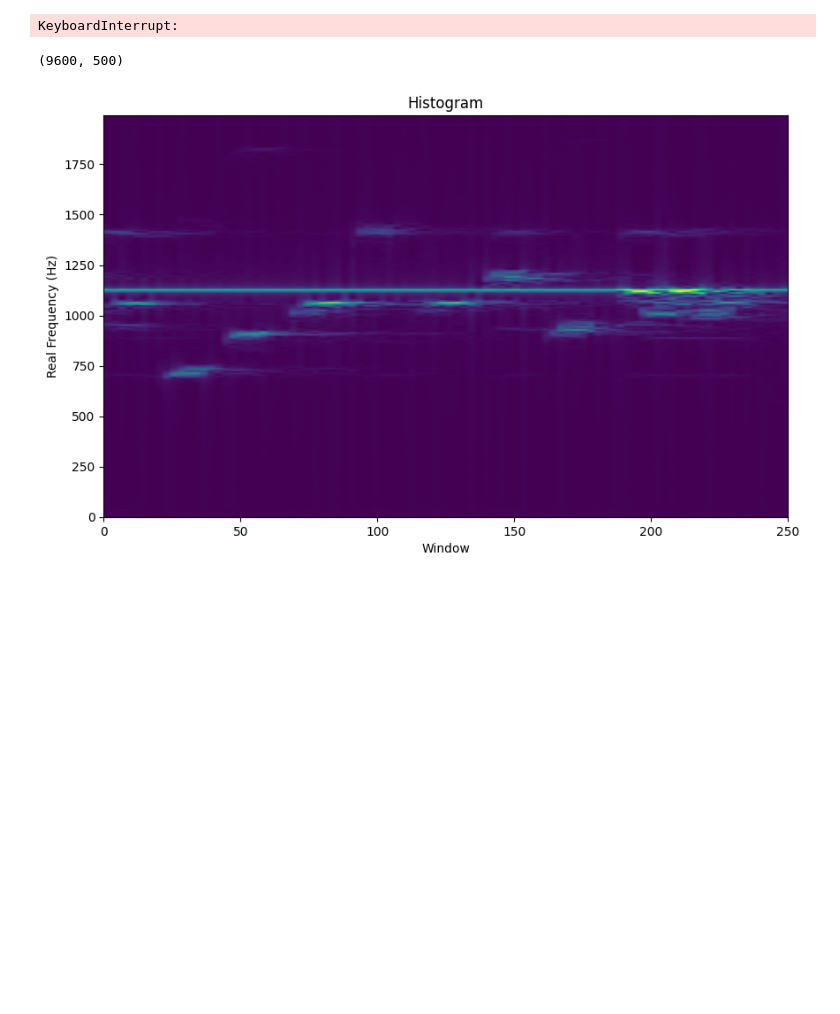
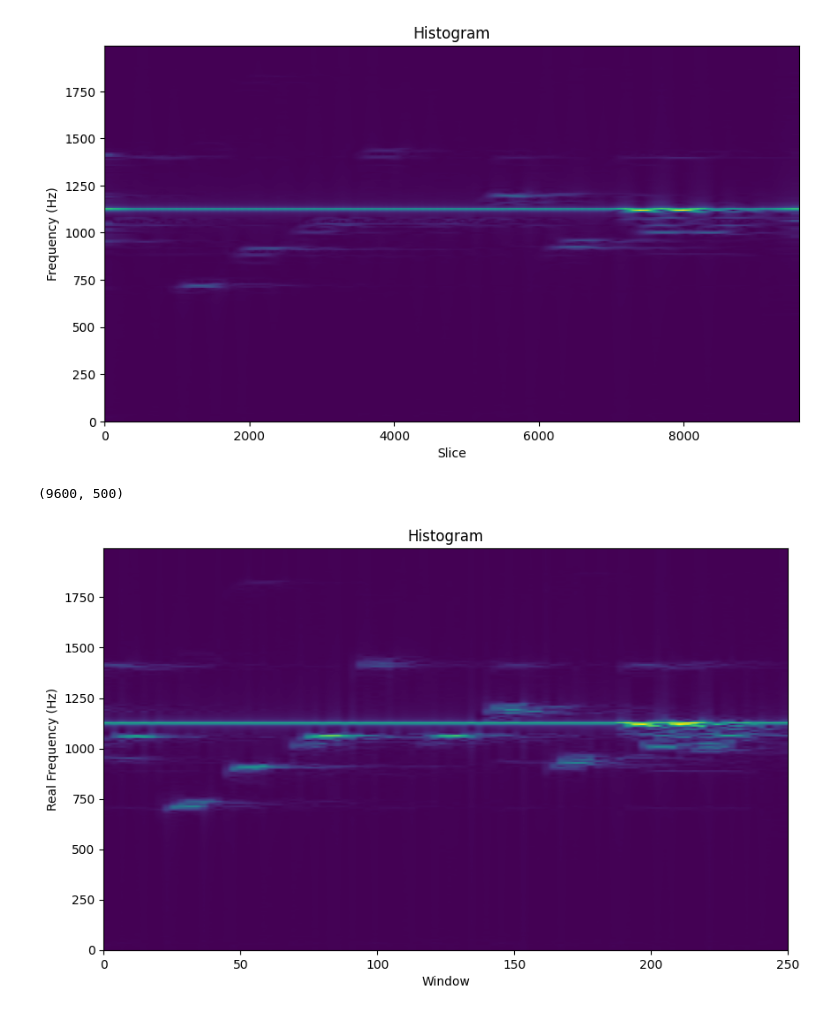
Before and after one commit to Hadartalisr/ImageProcessing, a Jupyter notebook: Ex2/Ex2.ipynb, the cells around one changed output. Cells and saved outputs as stored; diff of their text form; code cells hidden in the pictures; blank space fills up the shorter version.

```diff
--- a/Ex2/Ex2.ipynb
+++ b/Ex2/Ex2.ipynb
@@ -169,29 +119,27 @@ def triangle_weighted_dfts_by_index(dfts, indexes):
 # %%
 (fs, signal) = read_raw_y('./assets/q1.wav')
 signal_dft, frequency = get_dft_and_frequencies(signal, fs)
 window_size = 500
 window_step = 100
 windows_dfts, windows_indices, windows_frequency = get_windows_dft_and_frequency(signal, fs, window_size=window_size, window_step=window_step)
 weighted_dft = triangle_weighted_dfts_by_index(windows_dfts, windows_indices)
-reconstructed_signal = reconstruct_signal(weighted_dft, windows_frequency)
-write_wav_file('./assets/reconstructed_signal-q1.wav', fs, reconstructed_signal / 244.84790299459766)
 
 
 windows_dfts_for_im = np.abs(weighted_dft[:,:math.ceil(len(weighted_dft[0])/2) ])
 windows_frequency_pos = windows_frequency[:math.ceil(len(windows_frequency) / 2)]
 windows_dfts_for_im_transposed = windows_dfts_for_im.T
 
 fig_size = (10, 6)  # Adjust the width and height as needed
 plt.figure(figsize=fig_size)
 plt.imshow(windows_dfts_for_im_transposed, cmap='viridis', extent=[0, len(windows_dfts_for_im_transposed[0]), windows_frequency_pos[-1], windows_frequency_pos[0]])
 plt.title('Histogram')
-plt.xlabel('Window')
-plt.ylabel('Real Frequency (Hz)')
+plt.xlabel('Slice')
+plt.ylabel('Frequency (Hz)')
 plt.gca().invert_yaxis()
 plt.gca().set_aspect( 100/ (len(windows_dfts_for_im_transposed[0]) / len(windows_frequency_pos  )))
 plt.show()
 # %% [output]
-KeyboardInterrupt:
+[figure, added]
 # %%
 weighted_dft.shape
 # %% [output]
```
Also changed, not shown: parts of 5 cells of this notebook, 17 other files.
